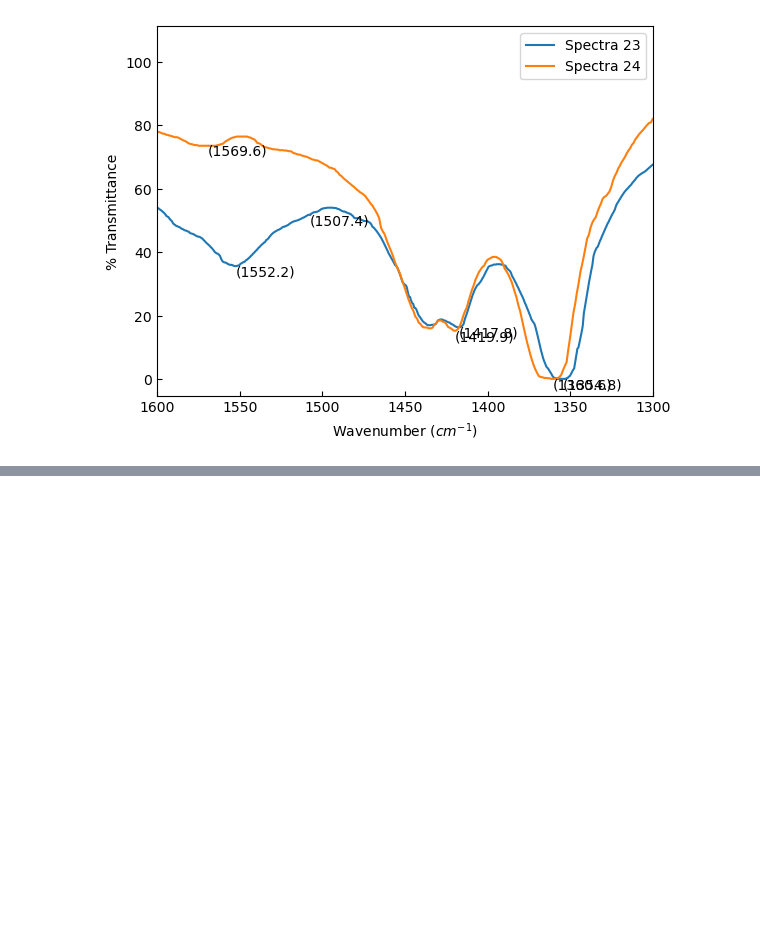
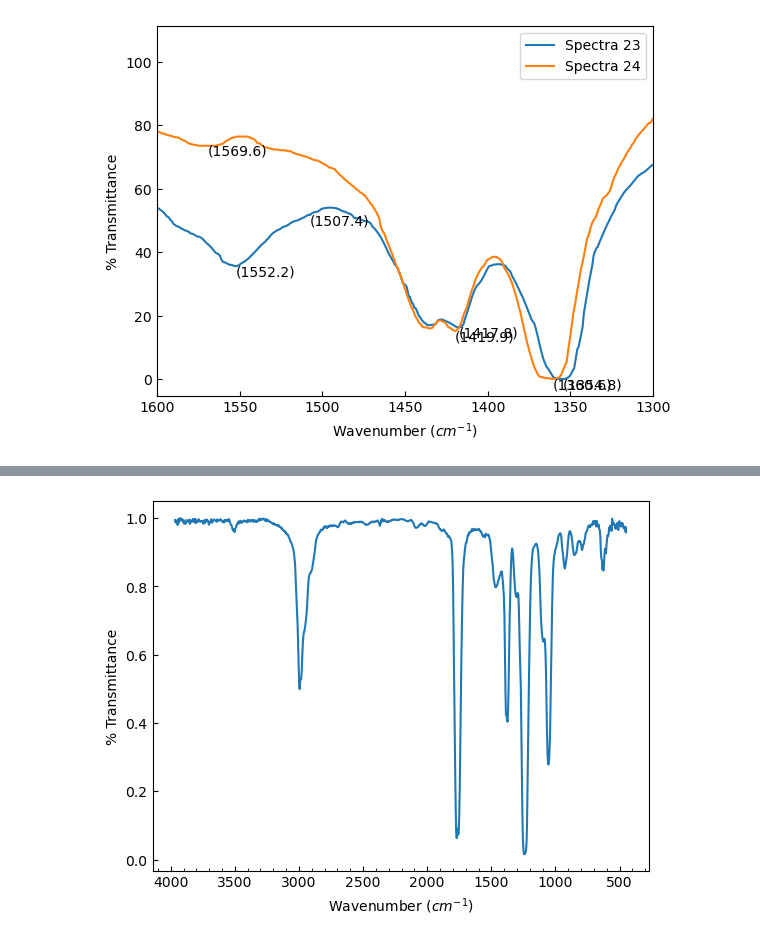
Before and after one commit to mthaynes/WebBook_IR, a Jupyter notebook: webbook_IR.ipynb, the cells around one changed output, grey strips where cells are left out. Cells and saved outputs as stored; diff of their text form; code cells hidden in the pictures; blank space fills up the shorter version.

```diff
--- a/webbook_IR.ipynb
+++ b/webbook_IR.ipynb
@@ -158,0 +176,17 @@ plt.gca().yaxis.set_tick_params(direction = 'in')
+# %%
+
+#Designate the molecule below.  Search by name, CAS, or NIST ID
+molecule_name_1 = 'acetone'
+molecule_name_2 = 'ethyl acetate'
+search = nist.Search(NoIon = True, cMS = True)
+search.find_compounds(identifier = molecule_name_1, search_type = 'name')
+search.load_found_compounds()
+X1 = search.compounds[0]
+print(X1)
+print(search.compounds[0].name)
+search.find_compounds(identifier = molecule_name_2, search_type = 'name')
+search.load_found_compounds()
+X2 = search.compounds[0]
+print(X2)
+print(search.compounds[0].name)
+#If successful, the output will print the name of the molecule found in the NIST database
@@ -158,0 +227,32 @@ plt.gca().yaxis.set_tick_params(direction = 'in')
+# %%
+spec=X2.IR[0]
+jcamp_dict = jcamp_read(io.StringIO(spec.jdx_text))
+x = jcamp_dict['x']
+y = jcamp_dict['y']
+xunits = jcamp_dict['xunits']
+yunits = jcamp_dict['yunits']
+
+if(yunits == 'ABSORBANCE'):
+    y = 10**-y
+    yunits = "% Transmittance"
+elif (yunits == 'TRANSMITTANCE'):
+    y = y*100
+    yunits = "% Transmittance"
+if(xunits == '1/CM'):
+    xunits = "Wavenumber ($cm^{-1}$)"
+peaks, _ = find_peaks(-y, height=None, distance=30)
+plt.plot(x, y)
+
+
+#Sets the fontsize for axis labels
+fsize = 10
+plt.xlabel(xunits, fontsize=fsize)
+
+
+plt.ylabel(yunits, fontsize=fsize)
+plt.gca().invert_xaxis()
+plt.gca().xaxis.set_minor_locator(MultipleLocator(100))
+plt.gca().xaxis.set_tick_params(direction = 'in', which='both')
+plt.gca().yaxis.set_tick_params(direction = 'in')
+# %% [output]
+[figure, added]
```
Also changed, not shown: parts of 5 cells of this notebook, 1 other file.
